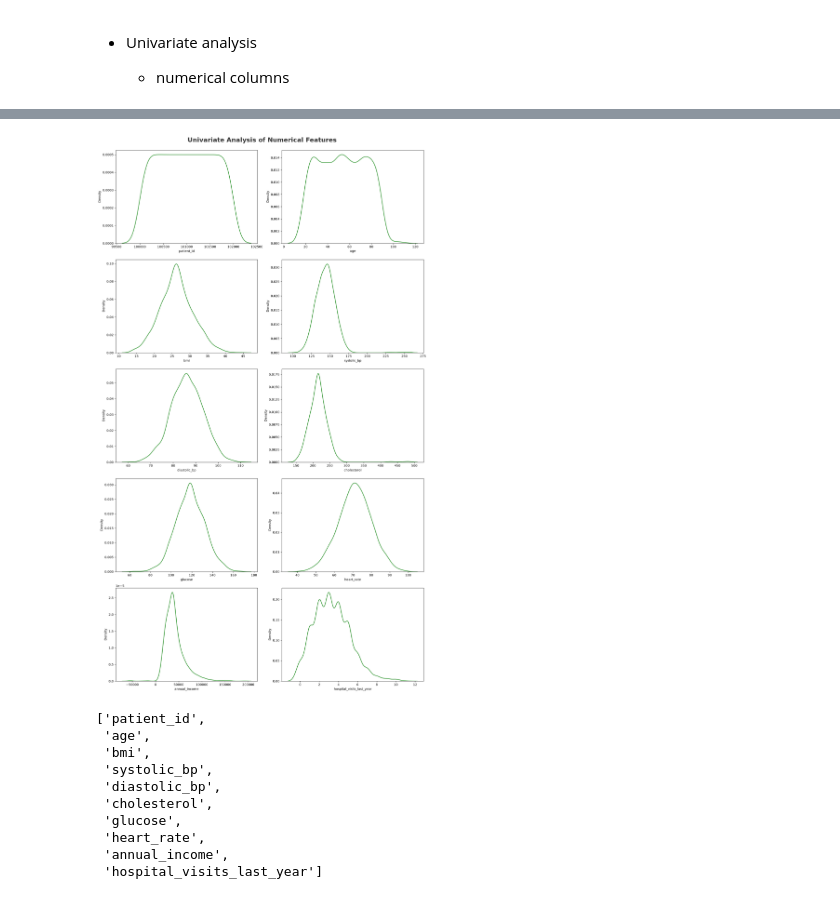
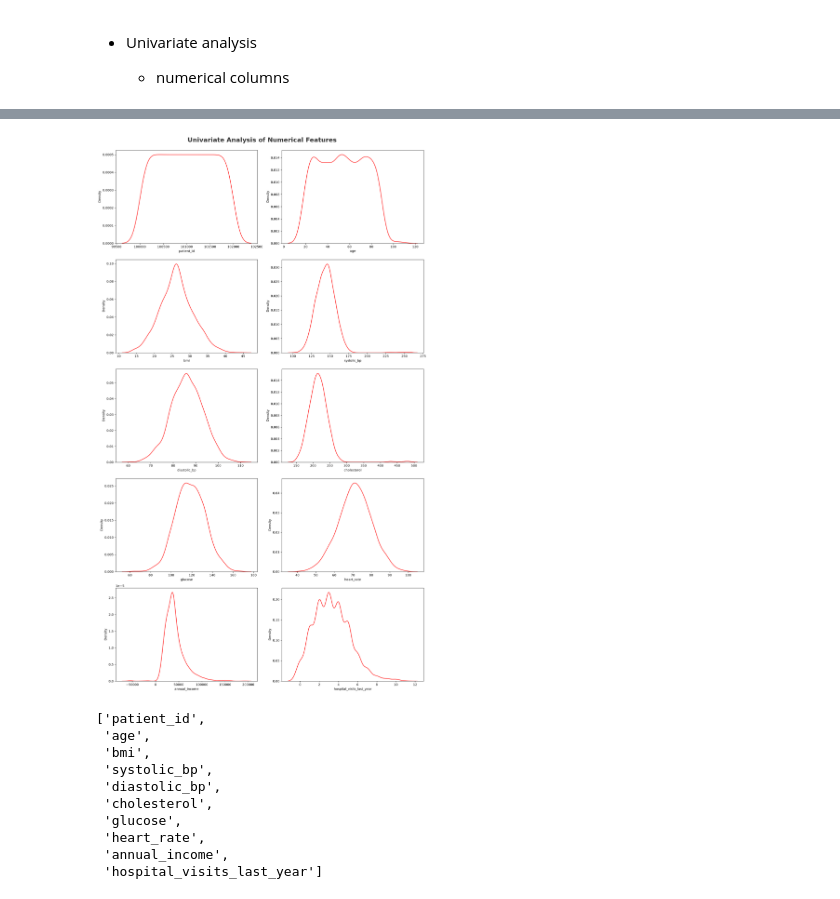
Before and after one commit to laxmanclinilaunch-hub/data_analytics-9-10-, a Jupyter notebook: 2.EDA/EDA_project.ipynb, the cells around one changed output, grey strips where cells are left out. Cells and saved outputs as stored; diff of their text form; code cells hidden in the pictures.

```diff
--- a/2.EDA/EDA_project.ipynb
+++ b/2.EDA/EDA_project.ipynb
@@ -652,23 +658,23 @@ import math
 # %%
 # Calculate the number of rows and columns based on the number of features
 n_features = len(numeric_features)
 n_cols = 2  # You can adjust this as needed (e.g., 2 columns for 6 features)
 n_rows = int(np.ceil(n_features / n_cols))  # Calculate rows to fit all features
 
 # Create the plot
 plt.figure(figsize=(15, 5 * n_rows))
 plt.suptitle('Univariate Analysis of Numerical Features', fontsize=20, fontweight='bold', alpha=0.8, y=1.)
 
 # Loop to create subplots for each numerical feature
 for i in range(n_features):
     plt.subplot(n_rows, n_cols, i+1)  # Dynamically set subplot grid
-    sns.kdeplot(x=df[numeric_features[i]], color='green')
+    sns.kdeplot(x=df[numeric_features[i]], color='red')
     plt.xlabel(numeric_features[i])
 
 plt.tight_layout()
 plt.show()
 # %% [output]
-[figure, old version]
+[figure, new version]
 # %%
 numeric_features
 # %% [output]
```
Also changed, not shown: parts of 13 cells of this notebook.
